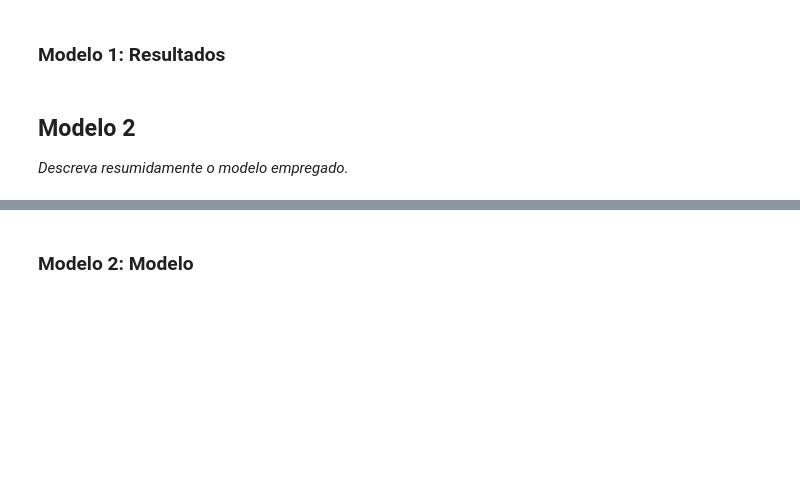
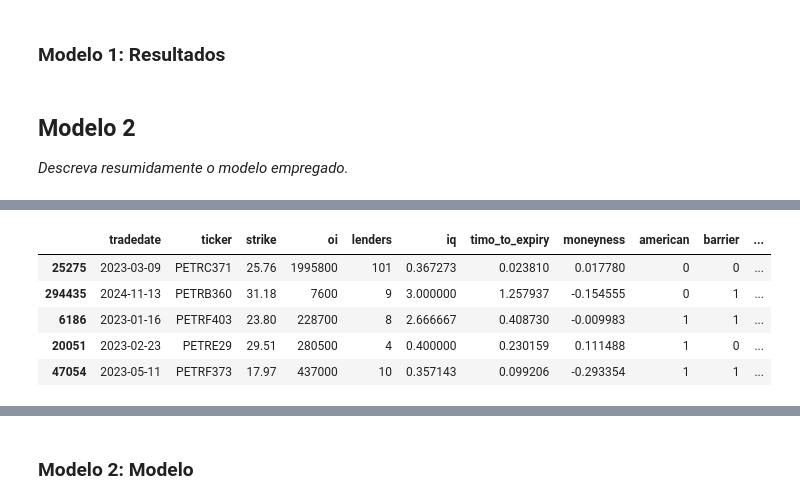
Before and after one commit to HGuttau/Projeto-Machine-Learning-A7, a Jupyter notebook: ML7_APLICANDO_OPCOES.ipynb, the cells around one changed output, grey strips where cells are left out. Saved outputs shown, nothing was run; the diff lists cells and outputs as text; code cells hidden in the pictures; blank space fills up the shorter version.

```diff
--- a/ML7_APLICANDO_OPCOES.ipynb
+++ b/ML7_APLICANDO_OPCOES.ipynb
@@ -205,0 +300,30 @@ print(df_p4_opc.head())
+# %%
+# o campo 'style' será converito para um binário 'american' com valor 1 para americans e 0 para européias
+df_opc_modelo2 = df_p4_opc.copy()
+df_opc_modelo2['american'] = np.where(df_opc_modelo2['style'] == 'A', 1, 0)
+df_opc_modelo2 = df_opc_modelo2.drop(columns=['style']) # removendo coluna 'style'
+
+# criação do rótulo 'barrrier' baseado no comportamento do preço do ativo subjacente no dia seguinte
+df_opc_modelo2['barrier'] = np.where(df_opc_modelo2['next_price_last'] > df_opc_modelo2['strike'] , 1, 0)
+df_opc_modelo2 = df_opc_modelo2.drop(columns=['next_price_last']) # removendo coluna 'next_price_last', não será utilizada novamente
+#strike foi mantido pois pode ser útil para visualização
+
+
+# oi = pos_covered pos_blocked pos_uncovered. Manter oi como número de contratos, converter pos_covered e pos_uncovered para rsão sobre oi
+# e eliminar pos_blocked que pode ser dericado das outras três variáveis
+df_opc_modelo2['covered_ratio'] = df_opc_modelo2['pos_covered']/ df_opc_modelo2['oi']
+df_opc_modelo2['uncovered_ratio'] = df_opc_modelo2['pos_uncovered']/ df_opc_modelo2['oi']
+df_opc_modelo2 = df_opc_modelo2.drop(columns=['pos_covered', 'pos_blocked',  'pos_uncovered']) # descartando colunas processadas
+
+#iq = lenders/borrowers. Manter iq e lenders, descartar borrowers. A razão é importante e o número total de titulares também,
+#indica quão popular é uma posição. O número de lançadores vai ser removido pois pode ser derivado dos outros dois.
+df_opc_modelo2 = df_opc_modelo2.drop(columns=['borrowers'])
+
+df_opc_modelo2.sample(5)
+# %% [output]
+|  | tradedate | ticker | strike | oi | lenders | iq | timo_to_expiry | moneyness | american | barrier | ... |
+| 25275 | 2023-03-09 | PETRC371 | 25.76 | 1995800 | 101 | 0.367273 | 0.023810 | 0.017780 | 0 | 0 | ... |
+| 294435 | 2024-11-13 | PETRB360 | 31.18 | 7600 | 9 | 3.000000 | 1.257937 | -0.154555 | 0 | 1 | ... |
+| 6186 | 2023-01-16 | PETRF403 | 23.80 | 228700 | 8 | 2.666667 | 0.408730 | -0.009983 | 1 | 1 | ... |
+| 20051 | 2023-02-23 | PETRE29 | 29.51 | 280500 | 4 | 0.400000 | 0.230159 | 0.111488 | 1 | 0 | ... |
+| 47054 | 2023-05-11 | PETRF373 | 17.97 | 437000 | 10 | 0.357143 | 0.099206 | -0.293354 | 1 | 1 | ... |
```
Also changed, not shown: parts of 18 cells of this notebook, 2 other files.
